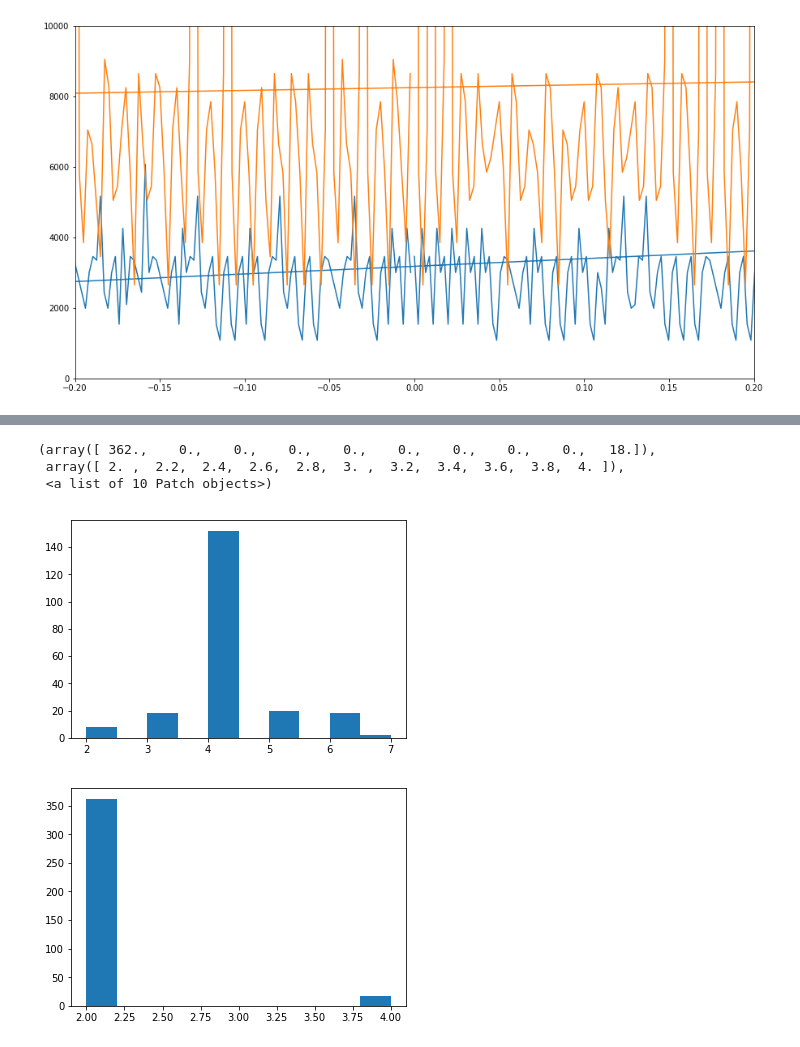
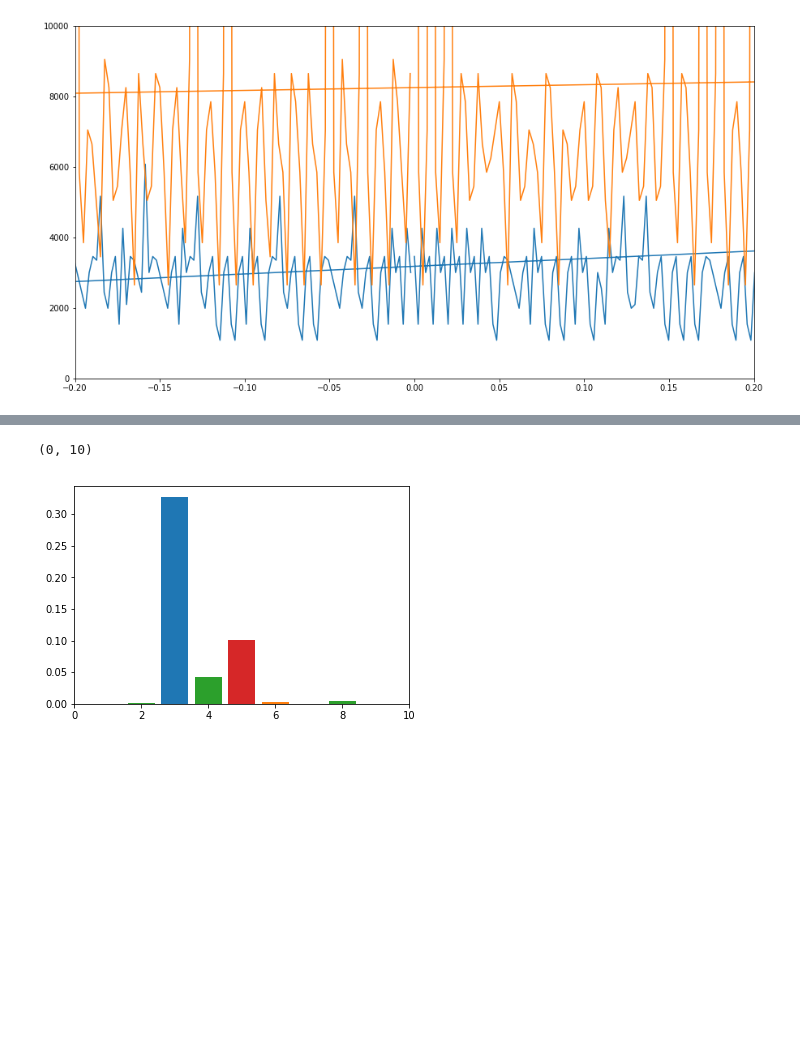
Before and after one commit to SINTEF-9012/thingml-diversifier, a Jupyter notebook: src/main/python/autocorr.ipynb, the cells around one changed output, grey strips where cells are left out. Cells and saved outputs as stored; diff of their text form; code cells hidden in the pictures; blank space fills up the shorter version.

Commit message:
some work done by @jakhog on my computer :-)

```diff
--- a/src/main/python/autocorr.ipynb
+++ b/src/main/python/autocorr.ipynb
@@ -64,10 +64,8 @@ plt.ylim((0,10000))
 [figure]
 # %%
 def compute_corr(ids):
-
     N = ids.size
-
-    #cors = np.zeros(2*N-1)
+    cors = np.zeros(2*N-1)
 
     for i in range(0,2*N-1):
         n = i-N+1
@@ -88,5 +86,5 @@ def compute_corr(ids):
         std = np.sqrt(np.sum(sig1*sig1)*np.sum(sig2*sig2))
         if (std > 0):
             corr = corr/std
-        #cors[i] = corr
-        yield corr
+        cors[i] = corr
+    return cors
@@ -96,14 +98,14 @@ def compute_corr(ids):
 #If we want to correlate something, I guess we should look at two (or n) different diversified implementations
 #and see if we can learn something more than with just one.
 plt.figure(5, figsize=(14,7))
-cors0_1 = list(compute_corr(ids0_1))
-cors4_5 = list(compute_corr(ids4_5))
-cors4_6 = list(compute_corr(ids4_6))
-cors4_1 = list(compute_corr(ids4_1))
-#plt.plot(cors0_1)
+cors0_1 = compute_corr(ids0_1)
+cors4_5 = compute_corr(ids4_5)
+cors4_6 = compute_corr(ids4_6)
+cors4_1 = compute_corr(ids4_1)
+plt.plot(cors0_1)
 plt.plot(cors4_5)
 plt.plot(cors4_6)
-#plt.plot(cors4_1)
+plt.plot(cors4_1)
 plt.xlim(75,125)
 # %% [output]
 (75, 125)
@@ -129,26 +131,53 @@ plt.ylim((0,75))
 # %%
-def DT(cors):
+def corhist(cors):
     peaks = np.zeros_like(cors)
 
     for n in range(1,peaks.size-1):
-        if cors[n-1] < cors[n] and cors[n] > cors[n+1]:
-            peaks[n] = 1
+        if cors[n-1] < cors[n] and cors[n] > cors[n+1] and cors[n] > 0:
+            peaks[n] = cors[n]
+
+    inds = np.where(peaks > 0)[0]
+    wts = peaks[inds][1:]
+    dm = np.diff(inds)
+
+    bins = np.unique(dm)
+    hist = np.zeros_like(bins)
+    for i in range(0,len(bins)):
+        bi = bins[i]
+        hist[i] = np.sum(wts[np.where(dm == bi)])
+
+    return bins, hist/cors.size
 
     #DT = np.diff(np.where(peaks == 1)[0])
-    return np.diff(np.where(peaks == 1)[0])
+    #return np.diff(np.where(peaks > 0)[0])
+
+
+#corhist(cors4_5)
 
 plt.figure(9)
-#plt.hist(DT(cors0_1))
-plt.hist(DT(cors4_5))
-plt.figure(12)
-plt.hist(DT(cors4_6))
-#plt.hist(DT(cors4_1))
+#plt.bar(corhist(cors0_1))
+
+x, y = corhist(cors0_1)
+plt.bar(x, y)
+x, y = corhist(cors4_5)
+plt.bar(x, y)
+x, y = corhist(cors4_6)
+plt.bar(x, y)
+x, y = corhist(cors4_1)
+plt.bar(x, y)
+
+plt.xlim(0,10)
+
+
+# plt.plot(corhist(cors4_5))
+# plt.plot(corhist(cors4_6))
+# plt.plot(corhist(cors4_1))
+# plt.figure(12)
+# plt.hist(DT(cors4_6))
+# plt.hist(DT(cors4_1))
 # %% [output]
-(array([ 362.,    0.,    0.,    0.,    0.,    0.,    0.,    0.,    0.,   18.]),
- array([ 2. ,  2.2,  2.4,  2.6,  2.8,  3. ,  3.2,  3.4,  3.6,  3.8,  4. ]),
- <a list of 10 Patch objects>)
+(0, 10)
-[figure, old version]
+[figure, new version]
-[figure, removed]
 # %%
 tops = np.where(cors > 0.95)[0]
 dt = np.diff(tops);
```
Also changed, not shown: parts of 8 cells of this notebook.
